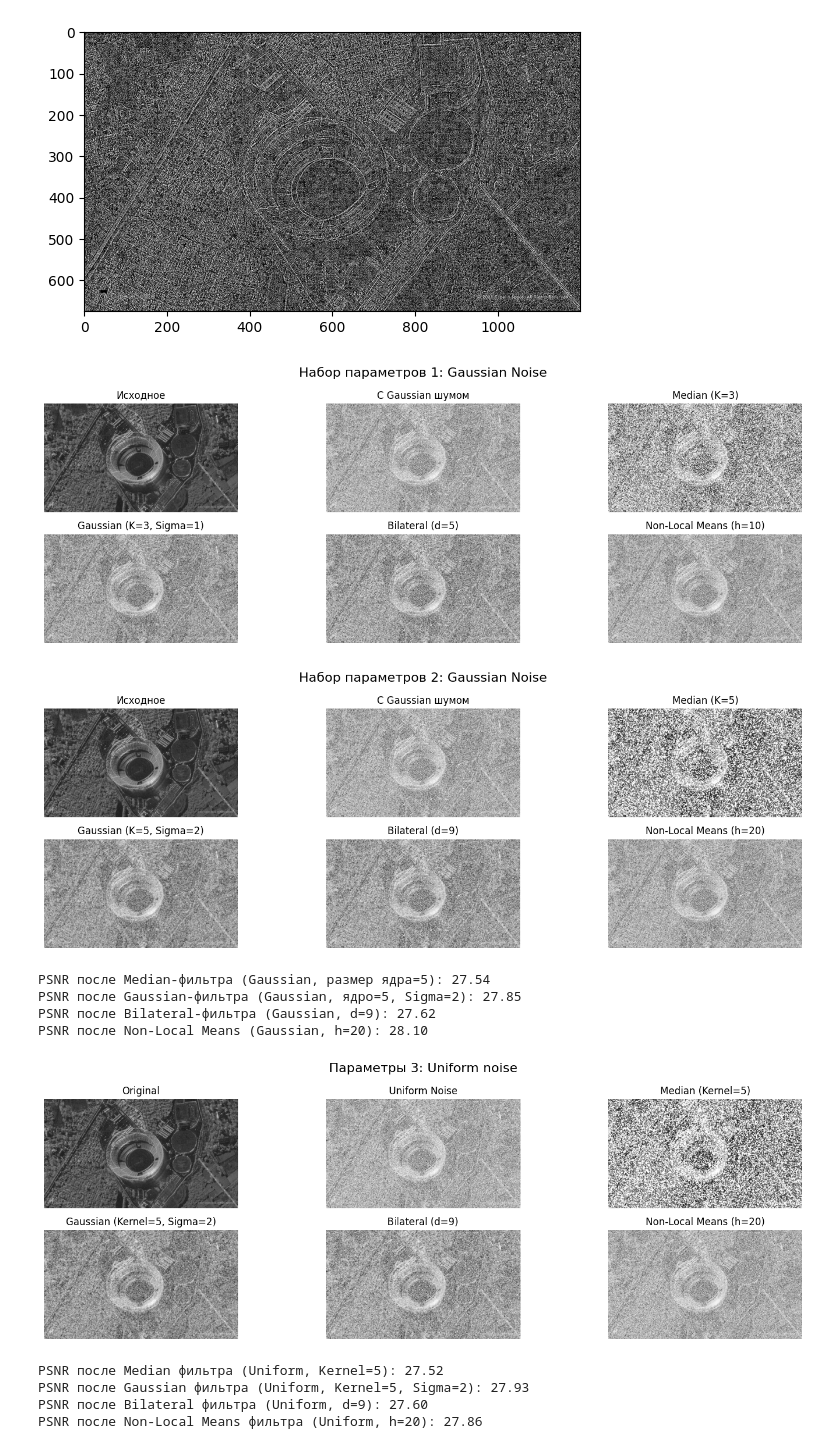
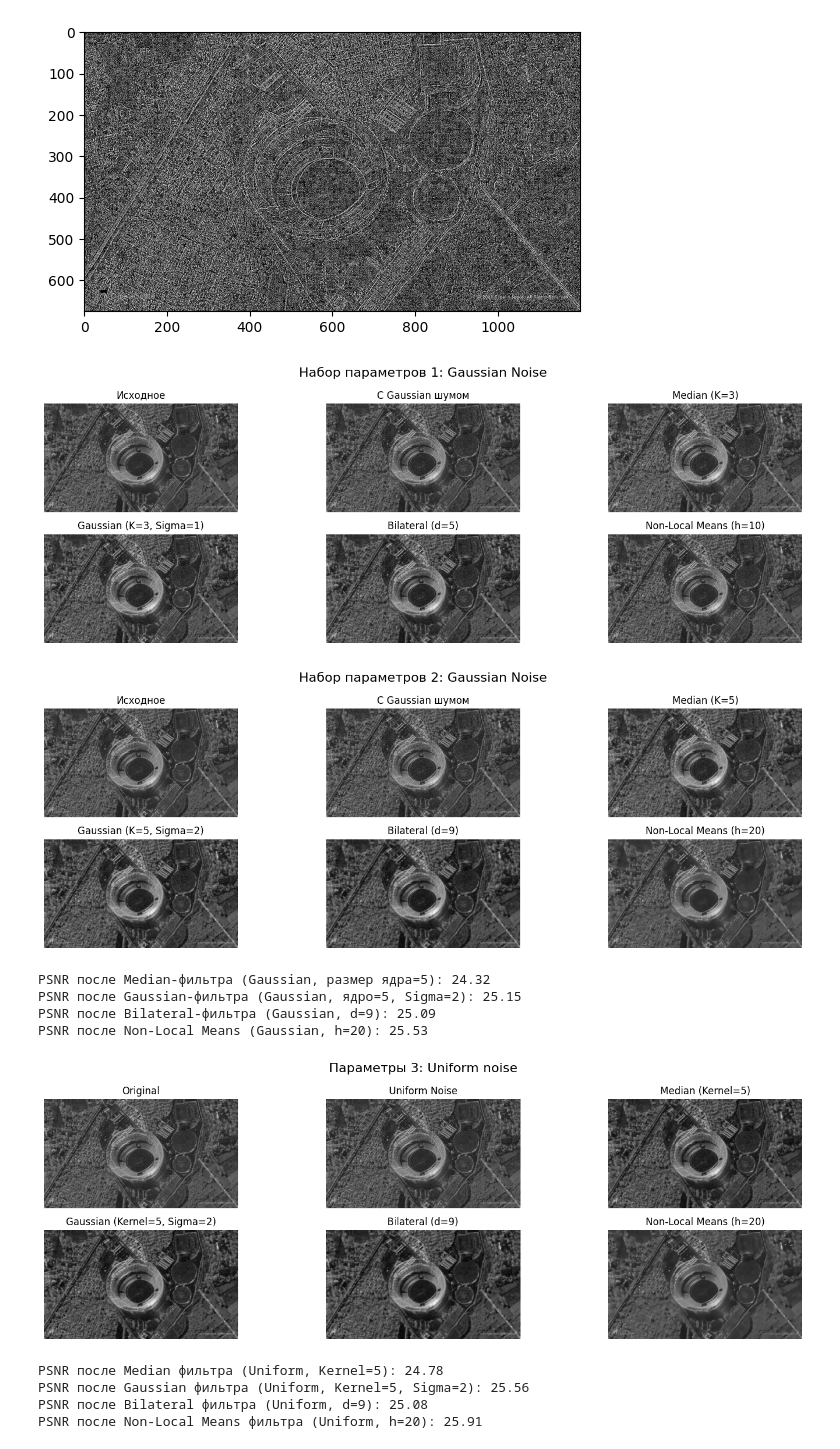
Before and after one commit to MaRiVaNa129/ImageProcessing_labs, a Jupyter notebook: lab_2/DE_IP_2024_Task_2.ipynb, the cells around one changed output. Drawn from its saved outputs; the diff is of its cells as text; code cells hidden in the pictures.

```diff
--- a/lab_2/DE_IP_2024_Task_2.ipynb
+++ b/lab_2/DE_IP_2024_Task_2.ipynb
@@ -185,13 +185,14 @@ def compute_psnr(image1, image2):
     max_val = 255.0
     return 20 * np.log10(max_val / np.sqrt(mse))
 
-image = cv2.imread('sar_1.jpg', cv2.IMREAD_GRAYSCALE)
+image = cv2.imread('sar_1.jpg', cv2.IMREAD_GRAYSCALE).astype(np.float32)  # добавлено .astype(np.float32)
 
-gaussian_noise = np.random.normal(0, 25, image.shape).astype(np.uint8)
-image_gaussian = cv2.add(image, gaussian_noise)
+gaussian_noise = np.random.normal(0, 25, image.shape)
+image_gaussian = np.clip(image + gaussian_noise, 0, 255).astype(np.uint8)
 
-uniform_noise = np.random.uniform(-50, 50, image.shape).astype(np.uint8)
-image_uniform = cv2.add(image, uniform_noise)
+# === исправлено: равномерно распределённый шум ===
+uniform_noise = np.random.uniform(-25, 25, image.shape)
+image_uniform = np.clip(image + uniform_noise, 0, 255).astype(np.uint8)
 
 kernel_list = [3, 5]
 sigma_list = [1, 2]
@@ -217,7 +218,7 @@ for idx in range(2):
     titles = ['Исходное', 'С Gaussian шумом',
               f'Median (K={k})', f'Gaussian (K={k}, Sigma={sigma})',
               f'Bilateral (d={d})', f'Non-Local Means (h={h})']
-    images = [image, image_gaussian, median_g, gaussian_g, bilateral_g, nlm_g]
+    images = [image.astype(np.uint8), image_gaussian, median_g, gaussian_g, bilateral_g, nlm_g]
 
     plt.figure(figsize=(15, 5))
     plt.suptitle(f'Набор параметров {idx + 1}: Gaussian Noise', fontsize=16)
@@ -232,44 +233,43 @@ for idx in range(2):
 
 
 
-print("PSNR после Median-фильтра (Gaussian, размер ядра={}): {:.2f}".format(kernel_size, psnr(img, mf_gn)))
-print("PSNR после Gaussian-фильтра (Gaussian, ядро={}, Sigma={}): {:.2f}".format(kernel_size, sigma, psnr(img, gf_gn)))
-print("PSNR после Bilateral-фильтра (Gaussian, d={}): {:.2f}".format(d, psnr(img, bf_gn)))
-print("PSNR после Non-Local Means (Gaussian, h={}): {:.2f}".format(h, psnr(img, nlm_gn)))
+print("PSNR после Median-фильтра (Gaussian, размер ядра={}): {:.2f}".format(k, compute_psnr(image, median_g)))
+print("PSNR после Gaussian-фильтра (Gaussian, ядро={}, Sigma={}): {:.2f}".format(k, sigma, compute_psnr(image, gaussian_g)))
+print("PSNR после Bilateral-фильтра (Gaussian, d={}): {:.2f}".format(d, compute_psnr(image, bilateral_g)))
+print("PSNR после Non-Local Means (Gaussian, h={}): {:.2f}".format(h, compute_psnr(image, nlm_g)))
 # %% [output]
-[figure, old version]
+[figure, new version]
-[figure, old version]
+[figure, new version]
-PSNR после Median-фильтра (Gaussian, размер ядра=5): 27.54
-PSNR после Gaussian-фильтра (Gaussian, ядро=5, Sigma=2): 27.85
-PSNR после Bilateral-фильтра (Gaussian, d=9): 27.62
-PSNR после Non-Local Means (Gaussian, h=20): 28.10
+PSNR после Median-фильтра (Gaussian, размер ядра=5): 24.32
+PSNR после Gaussian-фильтра (Gaussian, ядро=5, Sigma=2): 25.15
+PSNR после Bilateral-фильтра (Gaussian, d=9): 25.09
+PSNR после Non-Local Means (Gaussian, h=20): 25.53
 # %%
 titles_un = ['Original', 'Uniform Noise',
-             f'Median (Kernel={kernel_size})', f'Gaussian (Kernel={kernel_size}, Sigma={sigma})',
+             f'Median (Kernel={k})', f'Gaussian (Kernel={k}, Sigma={sigma})',
              f'Bilateral (d={d})', f'Non-Local Means (h={h})']
-images_un = [img, img_un, mf_un, gf_un, bf_un, nlm_un]
+images_un = [image, image_uniform, median_u, gaussian_u, bilateral_u, nlm_u]
 
 plt.figure(figsize=(15, 5))
 plt.suptitle(f'Параметры 3: Uniform noise', fontsize=16)
 for j in range(len(images_un)):
     plt.subplot(2, 3, j + 1)
     plt.imshow(images_un[j], cmap='gray')
     plt.title(titles_un[j])
     plt.axis('off')
 
 plt.tight_layout()
 plt.show()
 
-
-print("PSNR после Median фильтра (Uniform, Kernel={}): {:.2f}".format(kernel_size, psnr(img, mf_un)))
-print("PSNR после Gaussian фильтра (Uniform, Kernel={}, Sigma={}): {:.2f}".format(kernel_size, sigma, psnr(img, gf_un)))
-print("PSNR после Bilateral фильтра (Uniform, d={}): {:.2f}".format(d, psnr(img, bf_un)))
-print("PSNR после Non-Local Means фильтра (Uniform, h={}): {:.2f}".format(h, psnr(img, nlm_un)))
+print("PSNR после Median фильтра (Uniform, Kernel={}): {:.2f}".format(k, compute_psnr(image, median_u)))
+print("PSNR после Gaussian фильтра (Uniform, Kernel={}, Sigma={}): {:.2f}".format(k, sigma, compute_psnr(image, gaussian_u)))
+print("PSNR после Bilateral фильтра (Uniform, d={}): {:.2f}".format(d, compute_psnr(image, bilateral_u)))
+print("PSNR после Non-Local Means фильтра (Uniform, h={}): {:.2f}".format(h, compute_psnr(image, nlm_u)))
 # %% [output]
-[figure, old version]
+[figure, new version]
-PSNR после Median фильтра (Uniform, Kernel=5): 27.52
-PSNR после Gaussian фильтра (Uniform, Kernel=5, Sigma=2): 27.93
-PSNR после Bilateral фильтра (Uniform, d=9): 27.60
-PSNR после Non-Local Means фильтра (Uniform, h=20): 27.86
+PSNR после Median фильтра (Uniform, Kernel=5): 24.78
+PSNR после Gaussian фильтра (Uniform, Kernel=5, Sigma=2): 25.56
+PSNR после Bilateral фильтра (Uniform, d=9): 25.08
+PSNR после Non-Local Means фильтра (Uniform, h=20): 25.91
 # %%
 results_gn = {
```
Also changed, not shown: parts of 3 cells of this notebook.
